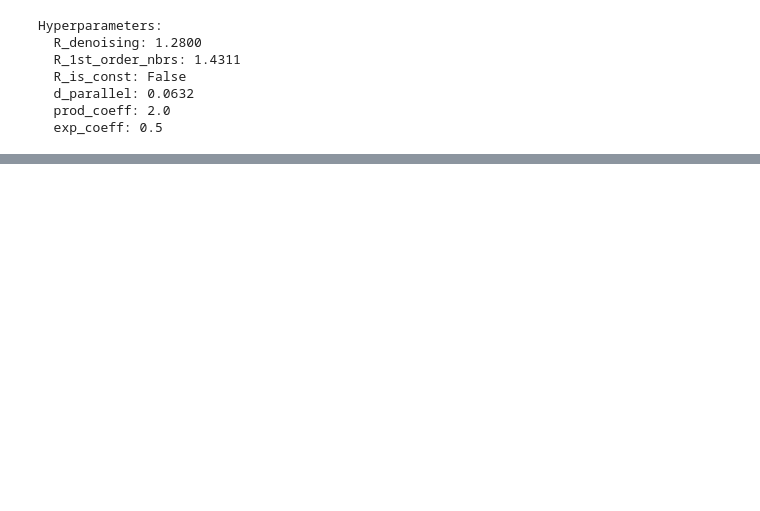
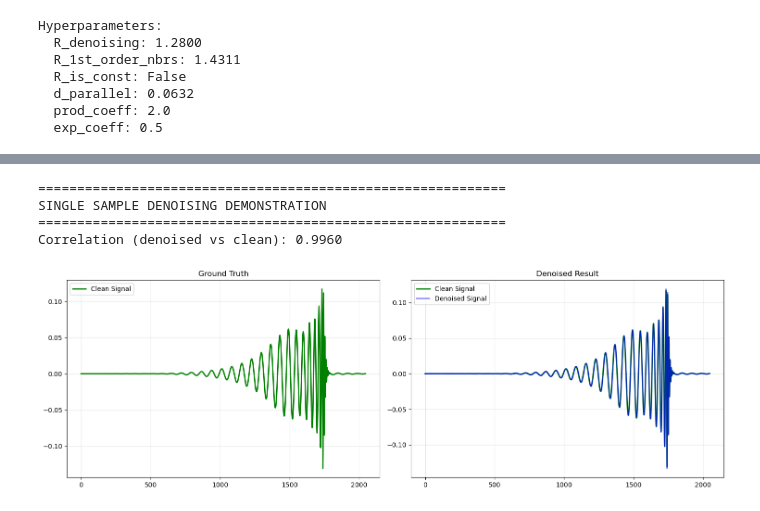
Before and after one commit to shadunts/Manifold_Traversal, a Jupyter notebook: demo_old.ipynb, the cells around one changed output, grey strips where cells are left out. Saved outputs shown, nothing was run; the diff lists cells and outputs as text; code cells hidden in the pictures; blank space fills up the shorter version.

```diff
--- a/demo_old.ipynb
+++ b/demo_old.ipynb
@@ -565,0 +568,59 @@ if M > 0:
+# %%
+print("="*60)
+print("SINGLE SAMPLE DENOISING DEMONSTRATION")
+print("="*60)
+
+def denoise_single_sample(x, network_params):
+    """Denoise a single sample using the old network format."""
+    # unpack data
+    [local_params, nbrs_info, misc] = network_params
+    (Q, T, S_collection, P, Xi) = local_params
+    (N1, W1, N0, W0) = nbrs_info
+    (tangent_colors, D, d, M, P) = misc
+
+    if M == 0:
+        return x.copy()
+
+    # perform traversal to find best landmark
+    i, phi, trajectory, edge_orders, mults = MT_perform_traversal(x, Q, T, N1, W1, Xi, N0, W0, calc_mults=False)
+
+    # denoise using local model at best landmark
+    return MT_denoise_local(x, Q, T, i)
+
+# pick a test sample for demonstration
+demo_idx = 0
+x_clean_demo = X_natural_test[:, demo_idx]
+x_noisy_demo = X_test[:, demo_idx]
+
+# denoise using trained network
+x_denoised_demo = denoise_single_sample(x_noisy_demo, network_params)
+
+# compute corr
+correlation_denoised = np.corrcoef(x_denoised_demo, x_clean_demo)[0, 1]
+
+print(f"Correlation (denoised vs clean): {correlation_denoised:.4f}")
+# %% [output]
+============================================================
+SINGLE SAMPLE DENOISING DEMONSTRATION
+============================================================
+Correlation (denoised vs clean): 0.9960
+# %%
+plt.figure(figsize=(15, 5))
+
+plt.subplot(1, 2, 1)
+plt.plot(x_clean_demo, 'g-', linewidth=2, label='Clean Signal')
+plt.title('Ground Truth')
+plt.grid(True, alpha=0.3)
+plt.legend()
+
+plt.subplot(1, 2, 2)
+plt.plot(x_clean_demo, 'g-', linewidth=2, label='Clean Signal')
+plt.plot(x_denoised_demo, 'b-', alpha=0.7, label='Denoised Signal')
+plt.title(f'Denoised Result')
+plt.grid(True, alpha=0.3)
+plt.legend()
+
+plt.tight_layout()
+plt.show()
+# %% [output]
+[figure, added]
```
Also changed, not shown: parts of 7 cells of this notebook, 3 other files.
